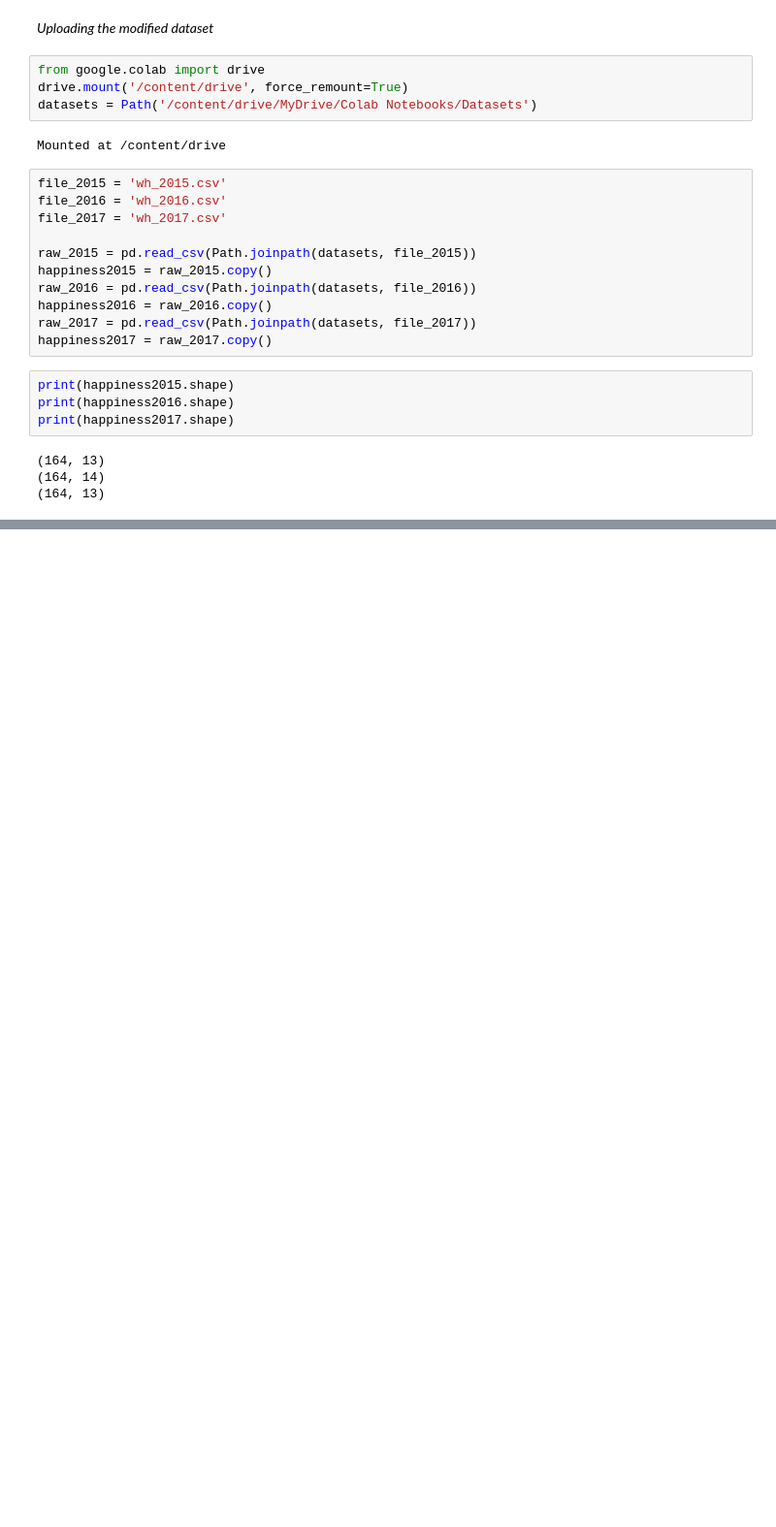
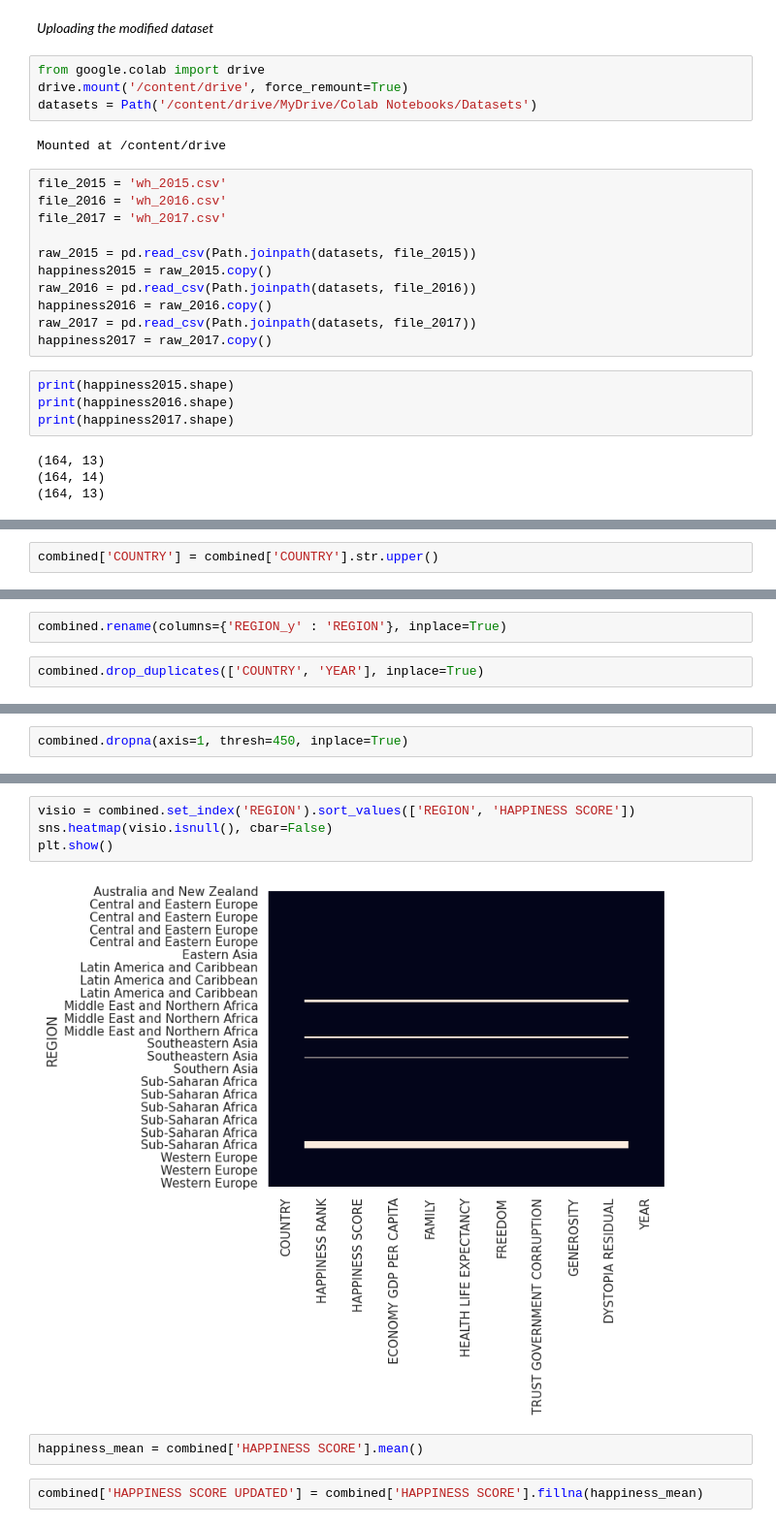
Before and after one commit to Krzesimir13/DataQuest, a Jupyter notebook: world_happiness.ipynb, the cells around one changed output, grey strips where cells are left out. Shown at 97% size. Drawn from its saved outputs; the diff is of its cells as text; blank space fills up the shorter version.

```diff
--- a/world_happiness.ipynb
+++ b/world_happiness.ipynb
@@ -848,0 +960,2 @@ print(happiness2017.shape)
+# %%
+combined['COUNTRY'] = combined['COUNTRY'].str.upper()
@@ -848,0 +969,4 @@ print(happiness2017.shape)
+# %%
+combined.rename(columns={'REGION_y' : 'REGION'}, inplace=True)
+# %%
+combined.drop_duplicates(['COUNTRY', 'YEAR'], inplace=True)
@@ -848,0 +985,2 @@ print(happiness2017.shape)
+# %%
+combined.dropna(axis=1, thresh=450, inplace=True)
@@ -848,0 +1004,10 @@ print(happiness2017.shape)
+# %%
+visio = combined.set_index('REGION').sort_values(['REGION', 'HAPPINESS SCORE'])
+sns.heatmap(visio.isnull(), cbar=False)
+plt.show()
+# %% [output]
+[figure, added]
+# %%
+happiness_mean = combined['HAPPINESS SCORE'].mean()
+# %%
+combined['HAPPINESS SCORE UPDATED'] = combined['HAPPINESS SCORE'].fillna(happiness_mean)
```
Also changed, not shown: parts of 18 cells of this notebook.
